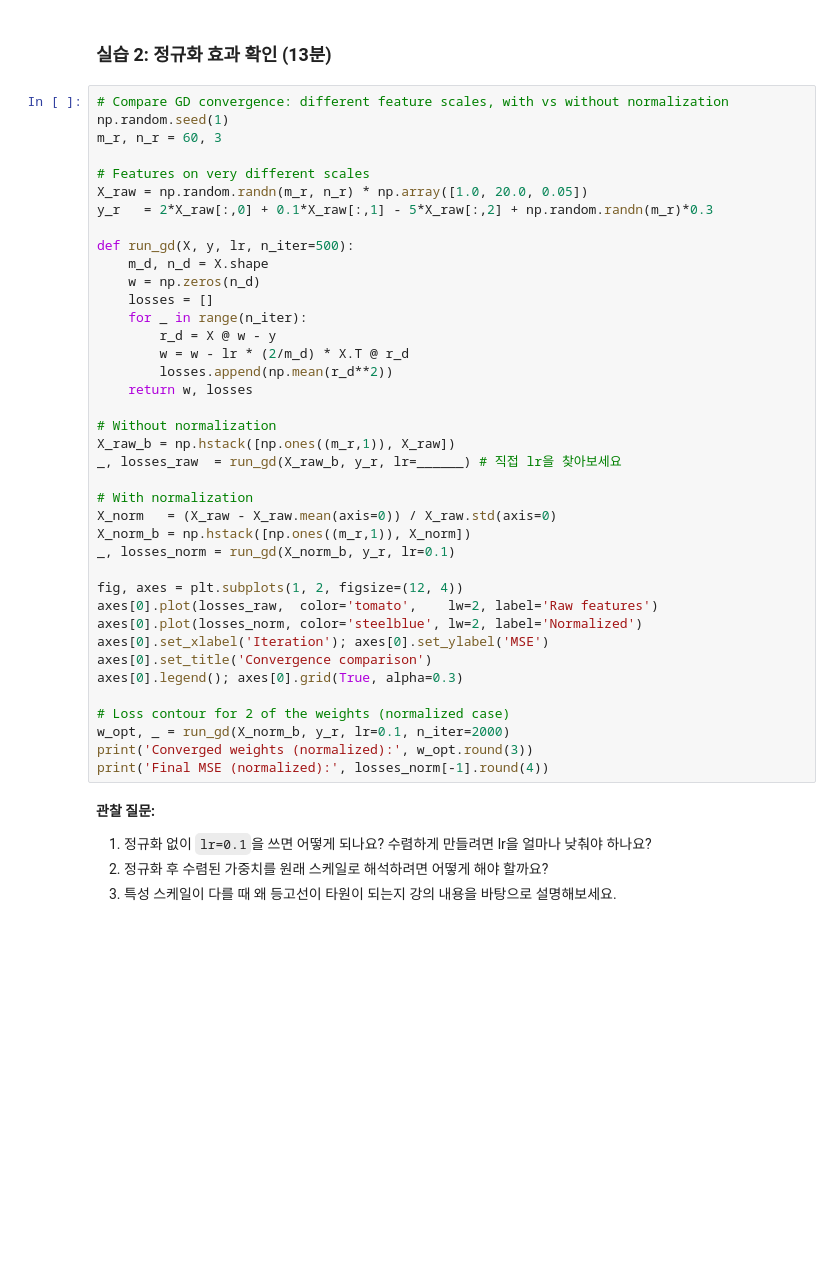
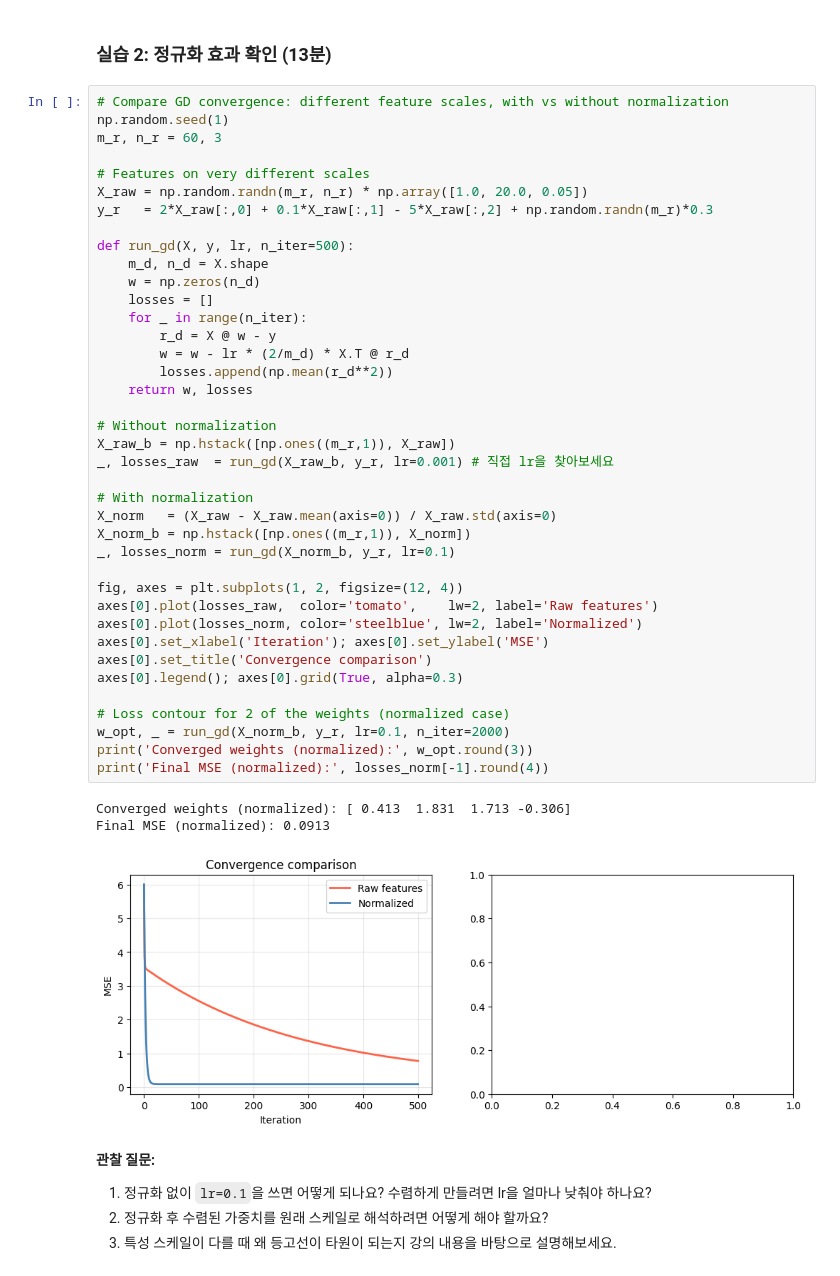
Before and after one commit to yeounhyeok/ai-mathmatics, a Jupyter notebook: Lab 5.ipynb, the cells around one changed output. Drawn from its saved outputs; the diff is of its cells as text; blank space fills up the shorter version.

```diff
--- a/Lab 5.ipynb
+++ b/Lab 5.ipynb
@@ -227,34 +243,38 @@ y_r   = 2*X_raw[:,0] + 0.1*X_raw[:,1] - 5*X_raw[:,2] + np.random.randn(m_r)*0.3
 
 def run_gd(X, y, lr, n_iter=500):
     m_d, n_d = X.shape
     w = np.zeros(n_d)
     losses = []
     for _ in range(n_iter):
         r_d = X @ w - y
         w = w - lr * (2/m_d) * X.T @ r_d
         losses.append(np.mean(r_d**2))
     return w, losses
 
 # Without normalization
 X_raw_b = np.hstack([np.ones((m_r,1)), X_raw])
-_, losses_raw  = run_gd(X_raw_b, y_r, lr=______) # 직접 lr을 찾아보세요
+_, losses_raw  = run_gd(X_raw_b, y_r, lr=0.001) # 직접 lr을 찾아보세요
 
 # With normalization
 X_norm   = (X_raw - X_raw.mean(axis=0)) / X_raw.std(axis=0)
 X_norm_b = np.hstack([np.ones((m_r,1)), X_norm])
 _, losses_norm = run_gd(X_norm_b, y_r, lr=0.1)
 
 fig, axes = plt.subplots(1, 2, figsize=(12, 4))
 axes[0].plot(losses_raw,  color='tomato',    lw=2, label='Raw features')
 axes[0].plot(losses_norm, color='steelblue', lw=2, label='Normalized')
 axes[0].set_xlabel('Iteration'); axes[0].set_ylabel('MSE')
 axes[0].set_title('Convergence comparison')
 axes[0].legend(); axes[0].grid(True, alpha=0.3)
 
 # Loss contour for 2 of the weights (normalized case)
 w_opt, _ = run_gd(X_norm_b, y_r, lr=0.1, n_iter=2000)
 print('Converged weights (normalized):', w_opt.round(3))
 print('Final MSE (normalized):', losses_norm[-1].round(4))
+# %% [output]
+Converged weights (normalized): [ 0.413  1.831  1.713 -0.306]
+Final MSE (normalized): 0.0913
+[figure, added]
 # %% [markdown]
 **관찰 질문:**
 
```
Also changed, not shown: parts of 2 cells of this notebook.
